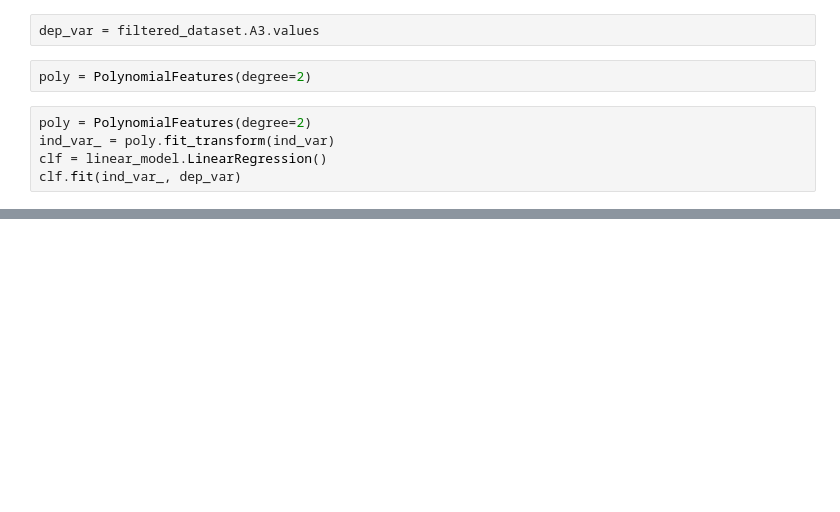
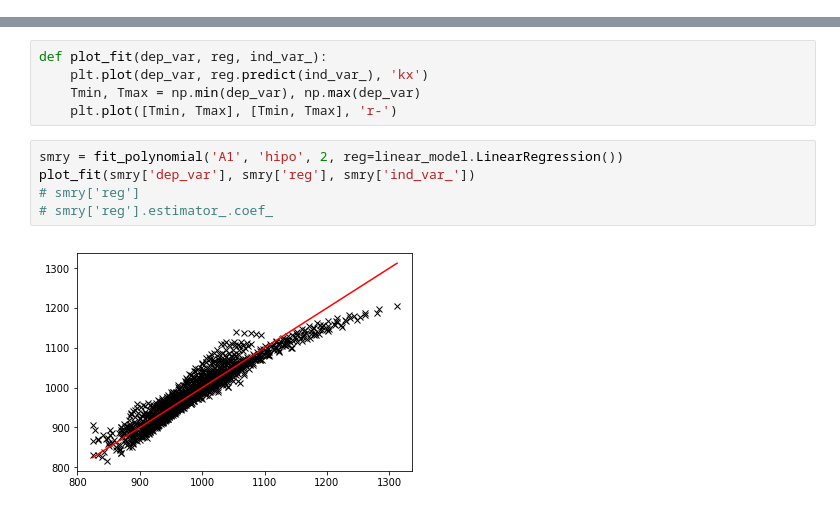
Before and after one commit to paula-aribeiro/senior-thesis, a Jupyter notebook: sklearn_tests/Tcritical_polynomial_regression.ipynb, the cells around one changed output, grey strips where cells are left out. Cells and saved outputs as stored; diff of their text form; blank space fills up the shorter version.

Commit message:
Creating functions to fit polynomial and testing Linear and Ransac regressions

```diff
--- a/sklearn_tests/Tcritical_polynomial_regression.ipynb
+++ b/sklearn_tests/Tcritical_polynomial_regression.ipynb
@@ -20,9 +20,0 @@ ind_var = np.vstack([filtered_dataset.C.values,
-# %%
-dep_var = filtered_dataset.A3.values
-# %%
-poly = PolynomialFeatures(degree=2)
-# %%
-poly = PolynomialFeatures(degree=2)
-ind_var_ = poly.fit_transform(ind_var)
-clf = linear_model.LinearRegression()
-clf.fit(ind_var_, dep_var)
@@ -36,0 +67,12 @@ print(clf.predict(predict_))
+# %%
+def plot_fit(dep_var, reg, ind_var_):
+    plt.plot(dep_var, reg.predict(ind_var_), 'kx')
+    Tmin, Tmax = np.min(dep_var), np.max(dep_var)
+    plt.plot([Tmin, Tmax], [Tmin, Tmax], 'r-')
+# %%
+smry = fit_polynomial('A1', 'hipo', 2, reg=linear_model.LinearRegression())
+plot_fit(smry['dep_var'], smry['reg'], smry['ind_var_'])
+# smry['reg']
+# smry['reg'].estimator_.coef_
+# %% [output]
+[figure, added]
```
Also changed, not shown: parts of 10 cells of this notebook.
